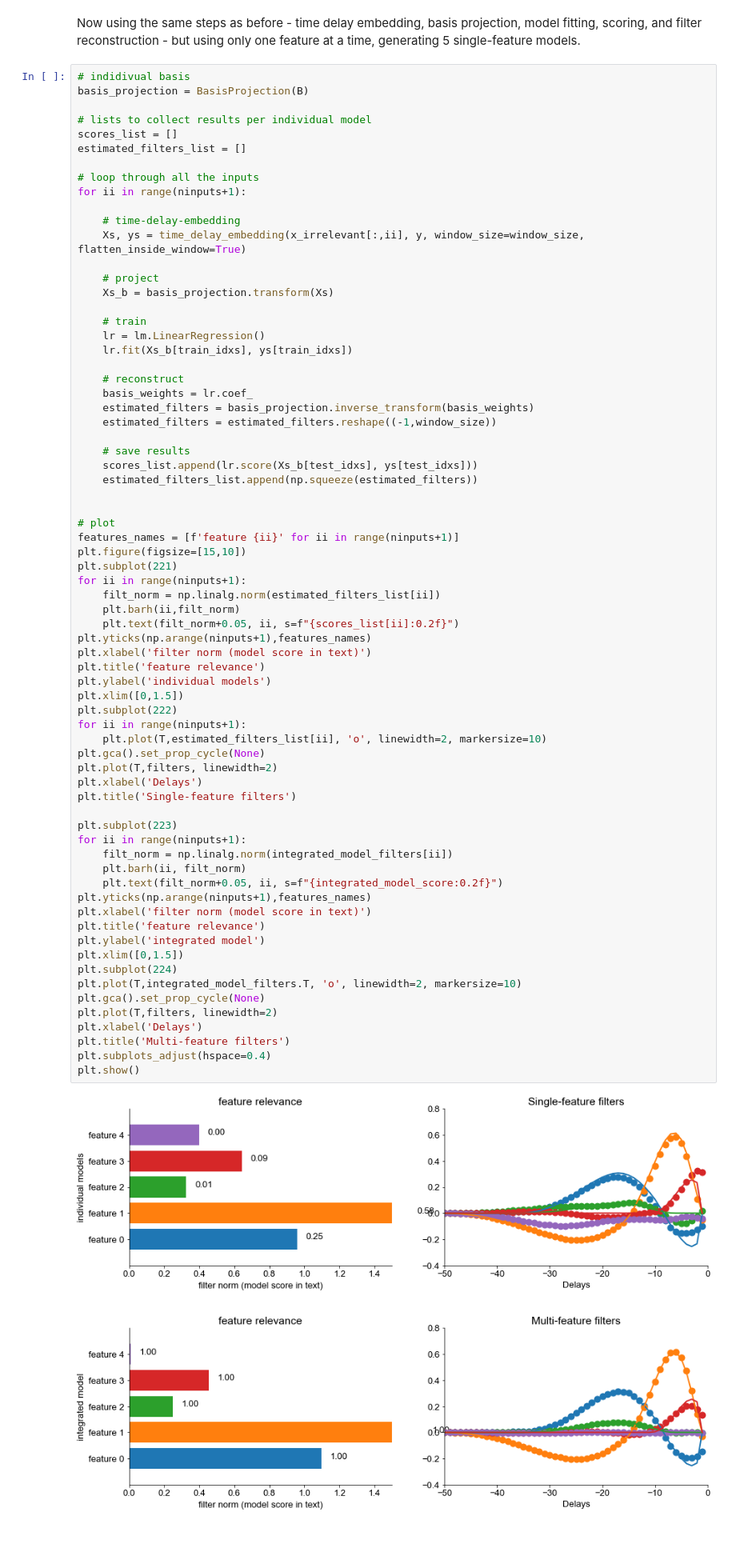
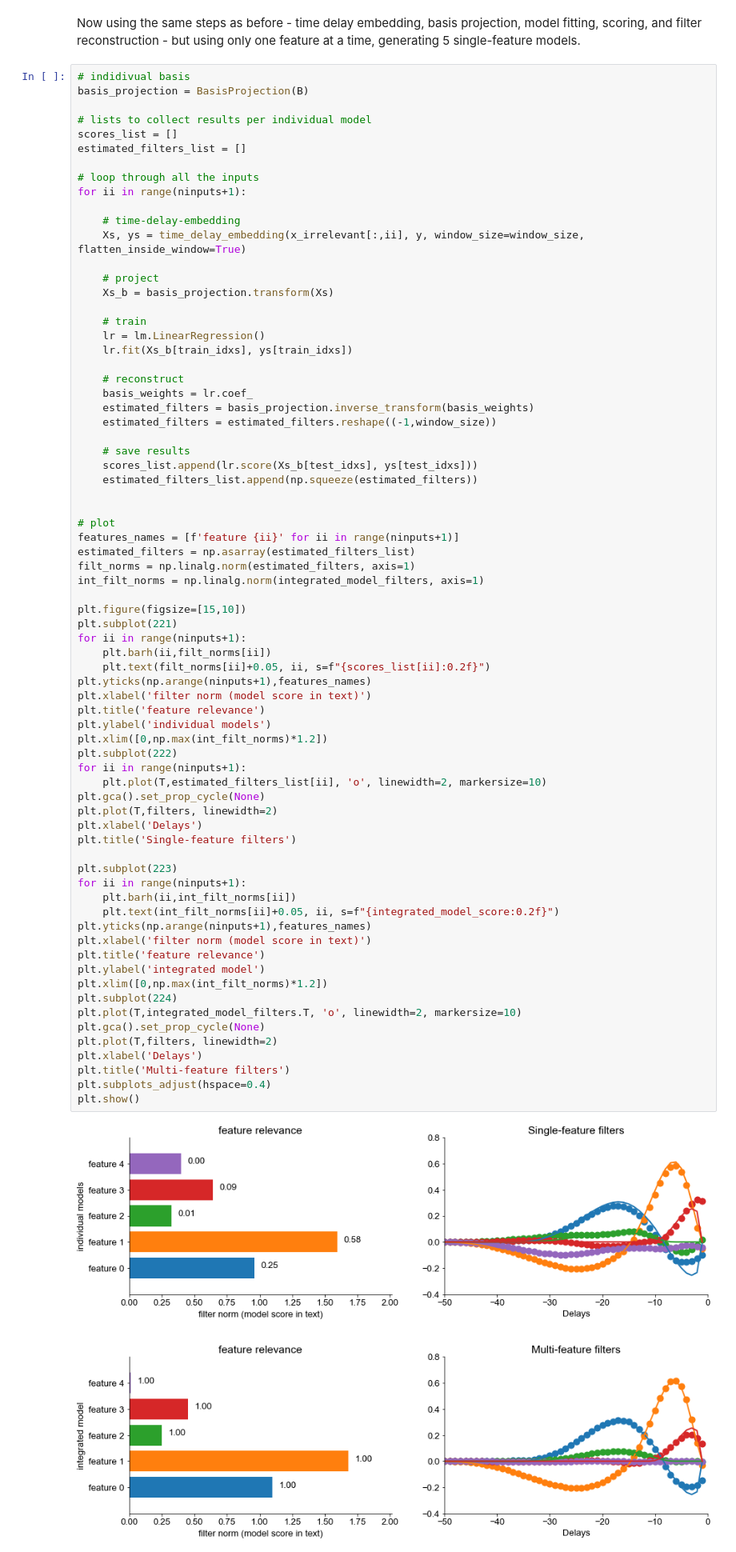
Before and after one commit to janclemenslab/glm_utils, a Jupyter notebook: demo/multiple_inputs.ipynb, the cells around one changed output. Shown at 80% size. Saved outputs shown, nothing was run; the diff lists cells and outputs as text.

Commit message:
fix plot overlap

```diff
--- a/demo/multiple_inputs.ipynb
+++ b/demo/multiple_inputs.ipynb
@@ -338,45 +338,47 @@ for ii in range(ninputs+1):
 
 # plot
 features_names = [f'feature {ii}' for ii in range(ninputs+1)]
+estimated_filters = np.asarray(estimated_filters_list)
+filt_norms = np.linalg.norm(estimated_filters, axis=1)
+int_filt_norms = np.linalg.norm(integrated_model_filters, axis=1)
+
 plt.figure(figsize=[15,10])
 plt.subplot(221)
 for ii in range(ninputs+1):
-    filt_norm = np.linalg.norm(estimated_filters_list[ii])
-    plt.barh(ii,filt_norm)
-    plt.text(filt_norm+0.05, ii, s=f"{scores_list[ii]:0.2f}")
+    plt.barh(ii,filt_norms[ii])
+    plt.text(filt_norms[ii]+0.05, ii, s=f"{scores_list[ii]:0.2f}")
 plt.yticks(np.arange(ninputs+1),features_names)
 plt.xlabel('filter norm (model score in text)')
 plt.title('feature relevance')
 plt.ylabel('individual models')
-plt.xlim([0,1.5])
+plt.xlim([0,np.max(int_filt_norms)*1.2])
 plt.subplot(222)
 for ii in range(ninputs+1):
     plt.plot(T,estimated_filters_list[ii], 'o', linewidth=2, markersize=10)
 plt.gca().set_prop_cycle(None)
 plt.plot(T,filters, linewidth=2)
 plt.xlabel('Delays')
 plt.title('Single-feature filters')
 
 plt.subplot(223)
 for ii in range(ninputs+1):
-    filt_norm = np.linalg.norm(integrated_model_filters[ii])
-    plt.barh(ii, filt_norm)
-    plt.text(filt_norm+0.05, ii, s=f"{integrated_model_score:0.2f}")
+    plt.barh(ii,int_filt_norms[ii])
+    plt.text(int_filt_norms[ii]+0.05, ii, s=f"{integrated_model_score:0.2f}")
 plt.yticks(np.arange(ninputs+1),features_names)
 plt.xlabel('filter norm (model score in text)')
 plt.title('feature relevance')
 plt.ylabel('integrated model')
-plt.xlim([0,1.5])
+plt.xlim([0,np.max(int_filt_norms)*1.2])
 plt.subplot(224)
 plt.plot(T,integrated_model_filters.T, 'o', linewidth=2, markersize=10)
 plt.gca().set_prop_cycle(None)
 plt.plot(T,filters, linewidth=2)
 plt.xlabel('Delays')
 plt.title('Multi-feature filters')
 plt.subplots_adjust(hspace=0.4)
 plt.show()
 # %% [output]
-[figure, old version]
+[figure, new version]
 # %% [markdown]
 You can see, the multi-feature model better "detects" the irrelevant feature - it sets the filter for that feature to zero. By contrast, the single-feature model for the multi feature model produces a zero score but  a non-zero filter.'
 # %% [markdown]
```
